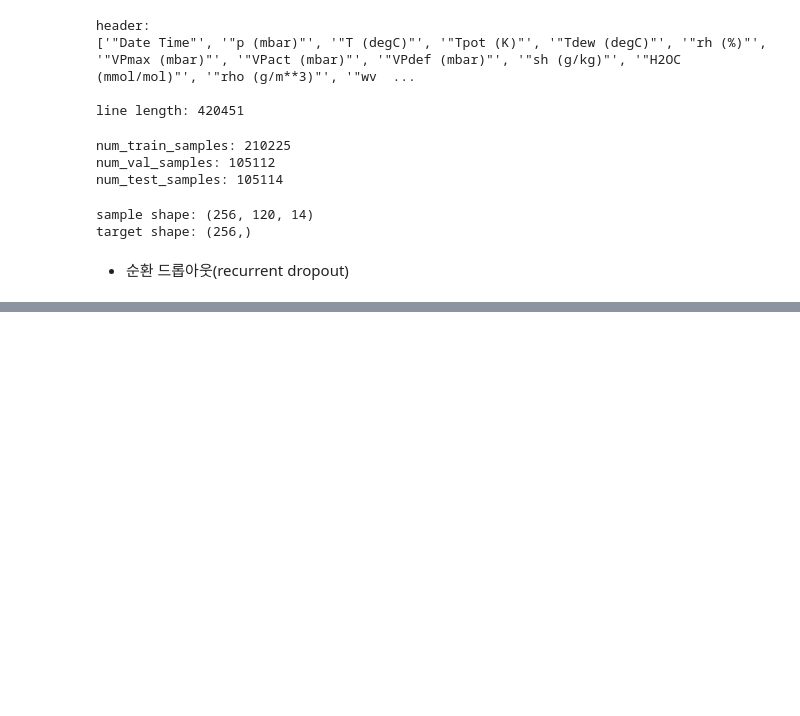
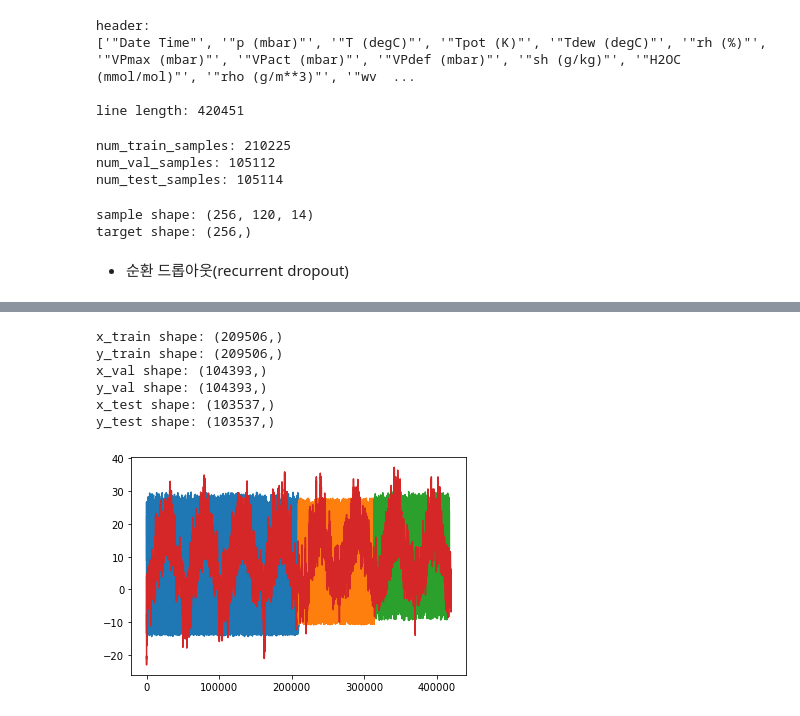
Before and after one commit to meticulousdev/Keras, a Jupyter notebook: code_2nd/chap10/dropout_example_w_droupout_02.ipynb, the cells around one changed output, grey strips where cells are left out. Cells and saved outputs as stored; diff of their text form; code cells hidden in the pictures; blank space fills up the shorter version.

```diff
--- a/code_2nd/chap10/dropout_example_w_droupout_02.ipynb
+++ b/code_2nd/chap10/dropout_example_w_droupout_02.ipynb
@@ -143,0 +164,40 @@ plt.show()
+# %%
+train_start = 0
+train_end = train_start + pred_train.shape[0]
+x_train = x_label[train_start:train_end]
+y_train = temperature[(delay + train_start):(delay + train_end)]
+
+val_start = train_end
+val_end = val_start + pred_val.shape[0]
+x_val = x_label[val_start:val_end]
+y_val = temperature[(delay + val_start):(delay + val_end)]
+
+test_start = val_end
+test_end = test_start + pred_test.shape[0]
+x_test = x_label[test_start:test_end]
+y_test = temperature[(delay + test_start):(delay + test_end)]
+
+print(f"x_train shape: {x_train.shape}")
+print(f"y_train shape: {y_train.shape}")
+
+print(f"x_val shape: {x_val.shape}")
+print(f"y_val shape: {y_val.shape}")
+
+print(f"x_test shape: {x_test.shape}")
+print(f"y_test shape: {y_test.shape}")
+# %% [output]
+x_train shape: (209506,)
+y_train shape: (209506,)
+x_val shape: (104393,)
+y_val shape: (104393,)
+x_test shape: (103537,)
+y_test shape: (103537,)
+# %%
+plt.figure()
+plt.plot(x_train, pred_train)
+plt.plot(x_val, pred_val)
+plt.plot(x_test, pred_test)
+plt.plot(temperature[delay:])
+plt.show()
+# %% [output]
+[figure, added]
```
Also changed, not shown: parts of 5 cells of this notebook.
